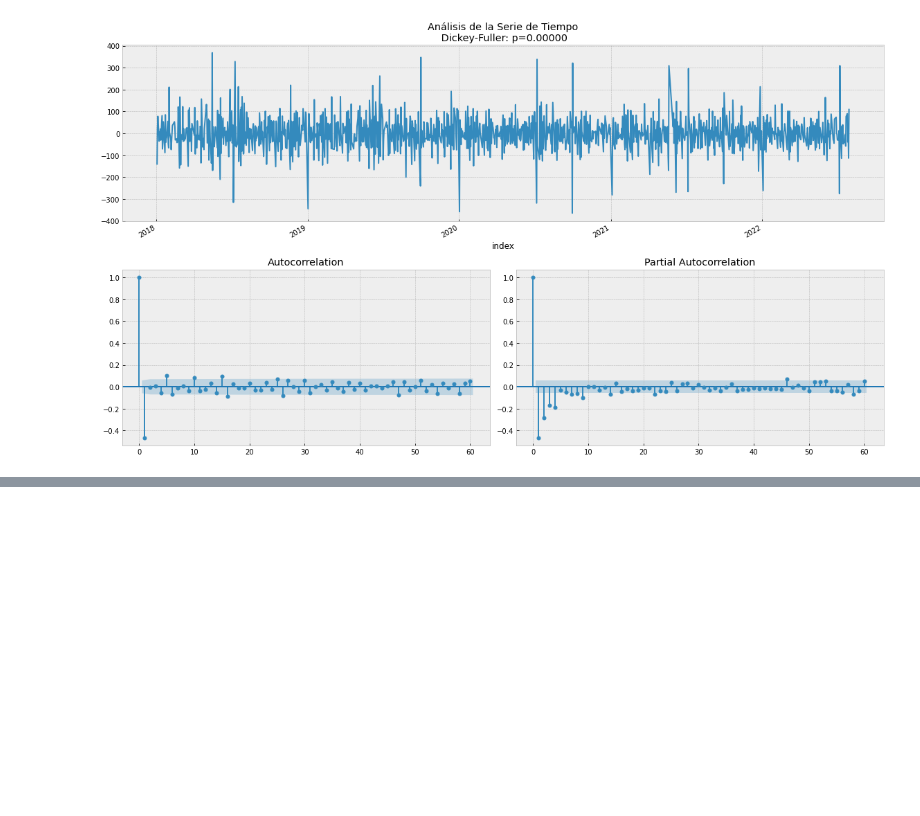
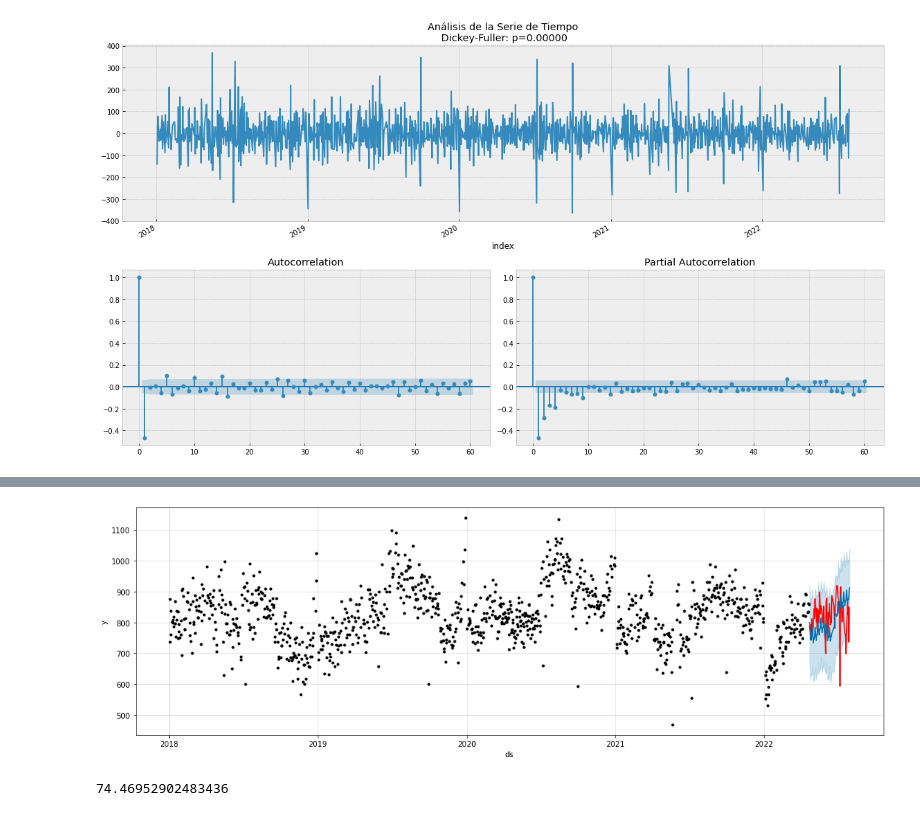
Before and after one commit to MGaloto/datos-abiertos-argentina, a Jupyter notebook: autos.ipynb, the cells around one changed output, grey strips where cells are left out. Drawn from its saved outputs; the diff is of its cells as text; code cells hidden in the pictures; blank space fills up the shorter version.

```diff
--- a/autos.ipynb
+++ b/autos.ipynb
@@ -715,0 +598,7 @@ get_line_plot(df_ts, "tramite_fecha", "Buenos Aires", "Córdoba", rolling = True
+# %%
+df_prophet = df_p.copy()
+df_prophet = df_prophet[['Córdoba']]
+df_prophet['ds'] = df_prophet.index
+df_prophet = df_prophet.reset_index(drop=True)
+df_prophet.columns = ['y','ds']
+df_prophet.head(3)
@@ -715,0 +610,12 @@ get_line_plot(df_ts, "tramite_fecha", "Buenos Aires", "Córdoba", rolling = True
+# %%
+test_size = 66
+train, test = train_test_split(df_prophet, test_size = test_size, random_state = 10, shuffle = False)
+
+
+m = Prophet(interval_width = 0.95, daily_seasonality = False)
+m.fit(train)
+
+
+future = m.make_future_dataframe(freq = "D", periods = test_size)
+forecast = m.predict(future)
+forecast[['ds','yhat','yhat_lower','yhat_upper']].head(3)
@@ -715,0 +629,13 @@ get_line_plot(df_ts, "tramite_fecha", "Buenos Aires", "Córdoba", rolling = True
+# %%
+x_test_forecast = m.predict(test)
+f, ax = plt.subplots(1)
+f.set_figheight(5)
+f.set_figwidth(15)
+ax.plot(test.ds, test['y'], color = 'r')
+fig = m.plot(x_test_forecast, ax = ax);
+# %% [output]
+[figure, added]
+# %%
+mean_squared_error(test['y'], x_test_forecast['yhat'], squared = False)
+# %% [output]
+74.46952902483436
```
Also changed, not shown: parts of 48 cells of this notebook, 1 other file.
